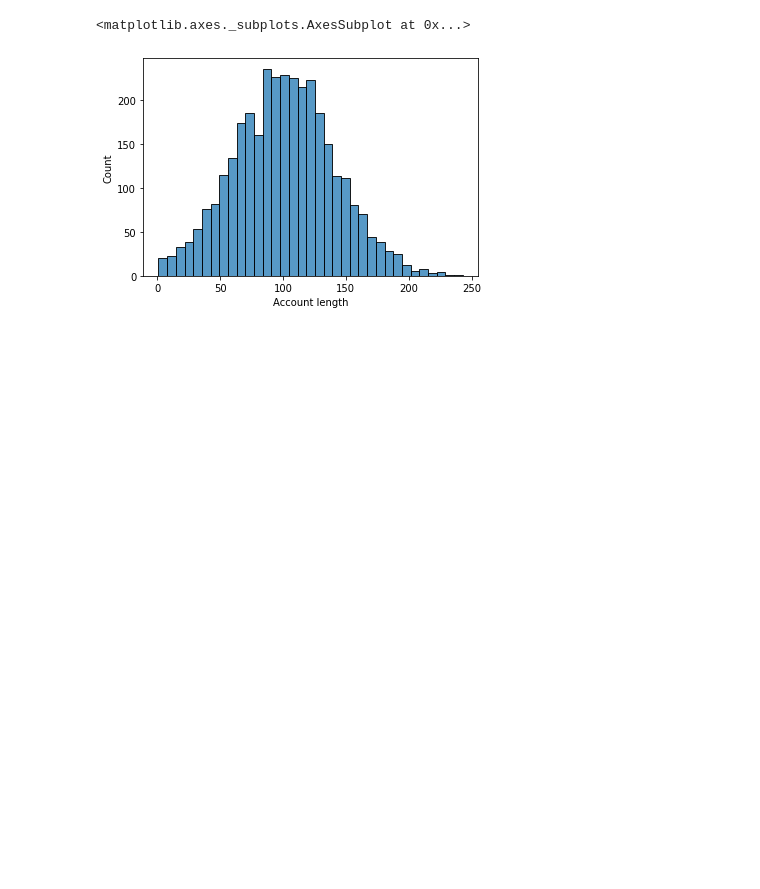
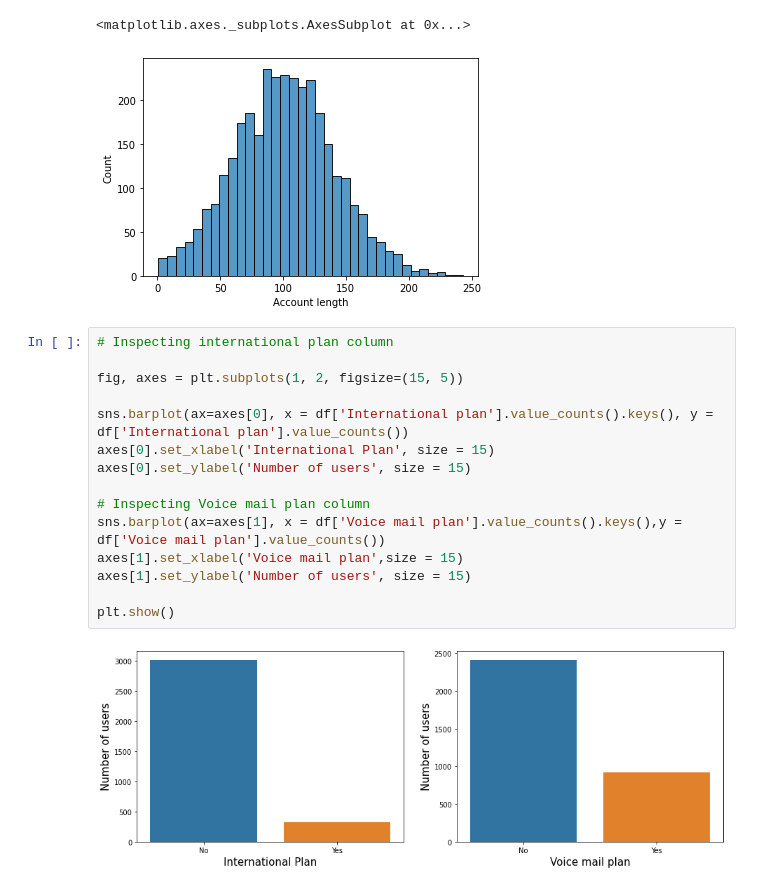
Before and after one commit to Ruchika810/EDA-Telecom-Churn, a Jupyter notebook: EDA_Notebook.ipynb, the cells around one changed output. Saved outputs shown, nothing was run; the diff lists cells and outputs as text; blank space fills up the shorter version.

```diff
--- a/EDA_Notebook.ipynb
+++ b/EDA_Notebook.ipynb
@@ -145,3 +145,20 @@ sns.histplot(df['Account length'])
 # %% [output]
 <matplotlib.axes._subplots.AxesSubplot at 0x...>
 [figure]
+# %%
+# Inspecting international plan column
+
+fig, axes = plt.subplots(1, 2, figsize=(15, 5))
+
+sns.barplot(ax=axes[0], x = df['International plan'].value_counts().keys(), y = df['International plan'].value_counts())
+axes[0].set_xlabel('International Plan', size = 15)
+axes[0].set_ylabel('Number of users', size = 15)
+
+# Inspecting Voice mail plan column
+sns.barplot(ax=axes[1], x = df['Voice mail plan'].value_counts().keys(),y = df['Voice mail plan'].value_counts())
+axes[1].set_xlabel('Voice mail plan',size = 15)
+axes[1].set_ylabel('Number of users', size = 15)
+
+plt.show()
+# %% [output]
+[figure, added]
```
Also changed, not shown: parts of 3 cells of this notebook.
